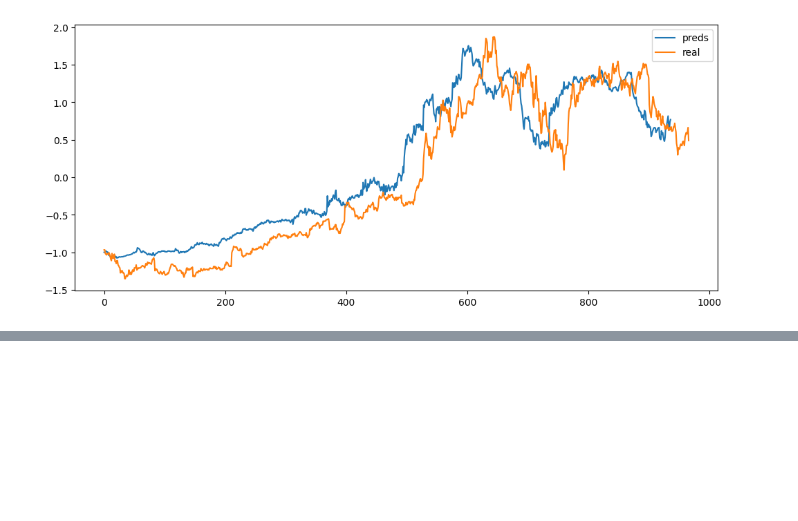
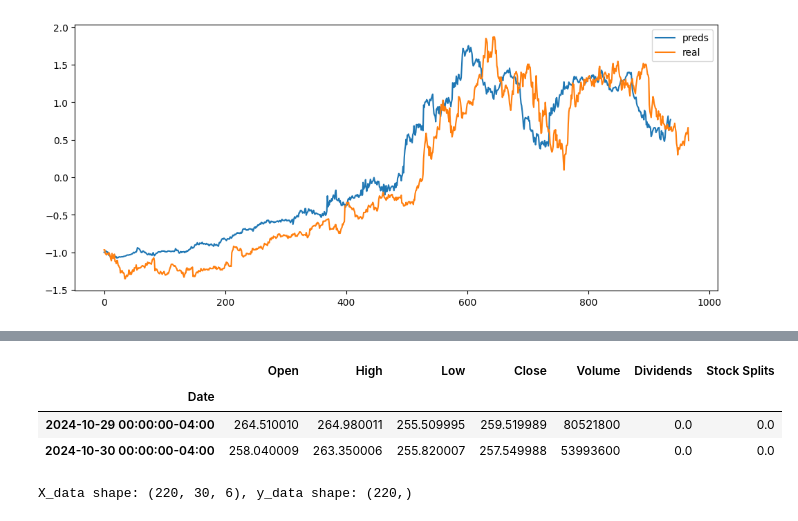
Before and after one commit to newhione/practice, a Jupyter notebook: pandas-data-analysis/deep_learning/10.models10_RNN.ipynb, the cells around one changed output, grey strips where cells are left out. Saved outputs shown, nothing was run; the diff lists cells and outputs as text; code cells hidden in the pictures; blank space fills up the shorter version.

```diff
--- a/pandas-data-analysis/deep_learning/10.models10_RNN.ipynb
+++ b/pandas-data-analysis/deep_learning/10.models10_RNN.ipynb
@@ -209,0 +244,5 @@ plt.show()
+# %%
+import yfinance as yf
+
+dat = yf.Ticker("TSLA")
+df = dat.history(period='1y')
@@ -209,0 +266,34 @@ plt.show()
+# %%
+df.head(2)
+# %% [output]
+|  | Open | High | Low | Close | Volume | Dividends | Stock Splits |
+| Date |  |  |  |  |  |  |  |
+| 2024-10-29 00:00:00-04:00 | 264.510010 | 264.980011 | 255.509995 | 259.519989 | 80521800 | 0.0 | 0.0 |
+| 2024-10-30 00:00:00-04:00 | 258.040009 | 263.350006 | 255.820007 | 257.549988 | 53993600 | 0.0 | 0.0 |
+# %%
+from sklearn.preprocessing import MinMaxScaler
+# 독립변수, 종속변수 분리
+X = df[['Open', 'High', 'Low', 'Volume', 'Dividends', 'Stock Splits']]
+y = df['Close']
+
+# window size: 30 (한 달치 데이터를 하나의 dataset으로)
+window_size = 30
+
+# 데이터셋 생성 함수
+def create_dataset(X, y, window_size):
+    data, labels = [], []
+    for i in range(len(X) - window_size):
+        data.append(X.iloc[i:i+window_size].values)
+        labels.append(y.iloc[i+window_size])
+    return np.array(data), np.array(labels)
+
+
+# 데이터셋 생성
+X_data, y_data = create_dataset(X, y, window_size)
+
+
+
+# 알고리즘: RNN
+print(f"X_data shape: {X_data.shape}, y_data shape: {y_data.shape}")
+# %% [output]
+X_data shape: (220, 30, 6), y_data shape: (220,)
```
Also changed, not shown: parts of 8 cells of this notebook, 2 other files.
